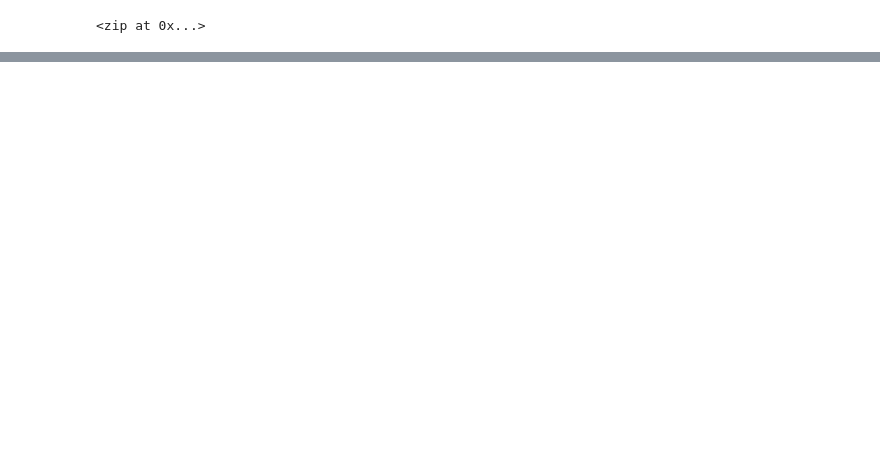
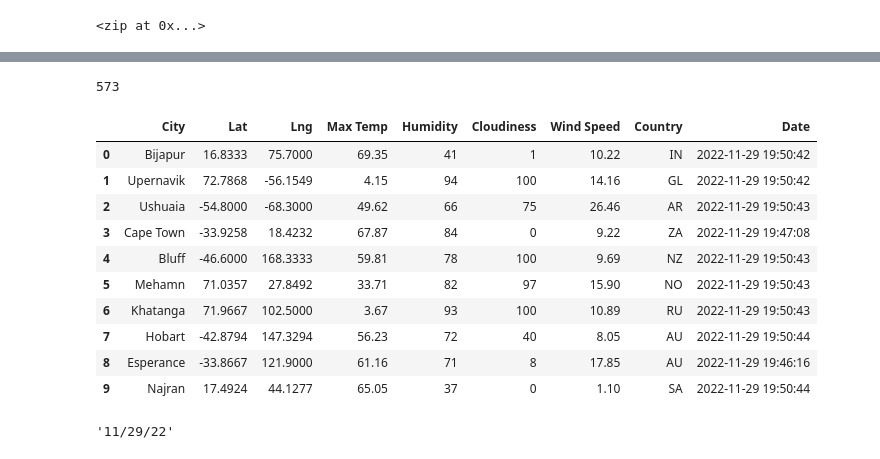
Before and after one commit to rcepsan/world_weather_analysis, a Jupyter notebook: WeatherPy.ipynb, the cells around one changed output, grey strips where cells are left out. Cells and saved outputs as stored; diff of their text form; code cells hidden in the pictures; blank space fills up the shorter version.

Commit message:
Updating WeatherPy

```diff
--- a/WeatherPy.ipynb
+++ b/WeatherPy.ipynb
@@ -12,11 +12,6 @@ lat_lngs = zip(lats, lngs)
 lat_lngs
 # %% [output]
 <zip at 0x...>
-# %%
-# Create a practice set of random latitude and longitude combinations.
-lats = [25.12903645, 25.92017388, 26.62509167, -59.98969384, 37.30571269]
-lngs = [-67.59741259, 11.09532135, 74.84233102, -76.89176677, -61.13376282]
-lat_lngs = zip(lats, lngs)
 # %%
 # Add the latitudes and longitudes to a list.
 coordinates = list(lat_lngs)
@@ -46,0 +60,4 @@ len(cities)
+# %%
+# Starting URL for Weather Map API Call.
+url = "http://api.openweathermap.org/data/2.5/weather?units=Imperial&APPID=" + weather_api_key
+print(url)
@@ -46,0 +70,10 @@ len(cities)
+# %%
+# Create an empty list to hold the weather data.
+city_data = []
+# Print the beginning of the logging.
+print("Beginning Data Retrieval     ")
+print("-----------------------------")
+
+# Create counters.
+record_count = 1
+set_count = 1
@@ -46,0 +150,20 @@ len(cities)
+# %%
+len(city_data  )
+# %% [output]
+573
+# %%
+# Convert the array of dictionaries to a Pandas DataFrame.
+city_data_df = pd.DataFrame(city_data)
+city_data_df.head(10)
+# %% [output]
+|  | City | Lat | Lng | Max Temp | Humidity | Cloudiness | Wind Speed | Country | Date |
+| 0 | Bijapur | 16.8333 | 75.7000 | 69.35 | 41 | 1 | 10.22 | IN | 2022-11-29 19:50:42 |
+| 1 | Upernavik | 72.7868 | -56.1549 | 4.15 | 94 | 100 | 14.16 | GL | 2022-11-29 19:50:42 |
+| 2 | Ushuaia | -54.8000 | -68.3000 | 49.62 | 66 | 75 | 26.46 | AR | 2022-11-29 19:50:43 |
+| 3 | Cape Town | -33.9258 | 18.4232 | 67.87 | 84 | 0 | 9.22 | ZA | 2022-11-29 19:47:08 |
+| 4 | Bluff | -46.6000 | 168.3333 | 59.81 | 78 | 100 | 9.69 | NZ | 2022-11-29 19:50:43 |
+| 5 | Mehamn | 71.0357 | 27.8492 | 33.71 | 82 | 97 | 15.90 | NO | 2022-11-29 19:50:43 |
+| 6 | Khatanga | 71.9667 | 102.5000 | 3.67 | 93 | 100 | 10.89 | RU | 2022-11-29 19:50:43 |
+| 7 | Hobart | -42.8794 | 147.3294 | 56.23 | 72 | 40 | 8.05 | AU | 2022-11-29 19:50:44 |
+| 8 | Esperance | -33.8667 | 121.9000 | 61.16 | 71 | 8 | 17.85 | AU | 2022-11-29 19:46:16 |
+| 9 | Najran | 17.4924 | 44.1277 | 65.05 | 37 | 0 | 1.10 | SA | 2022-11-29 19:50:44 |
@@ -46,0 +177,5 @@ len(cities)
+# %%
+today = time.strftime("%x")
+today
+# %% [output]
+'11/29/22'
```
Also changed, not shown: parts of 13 cells of this notebook.
